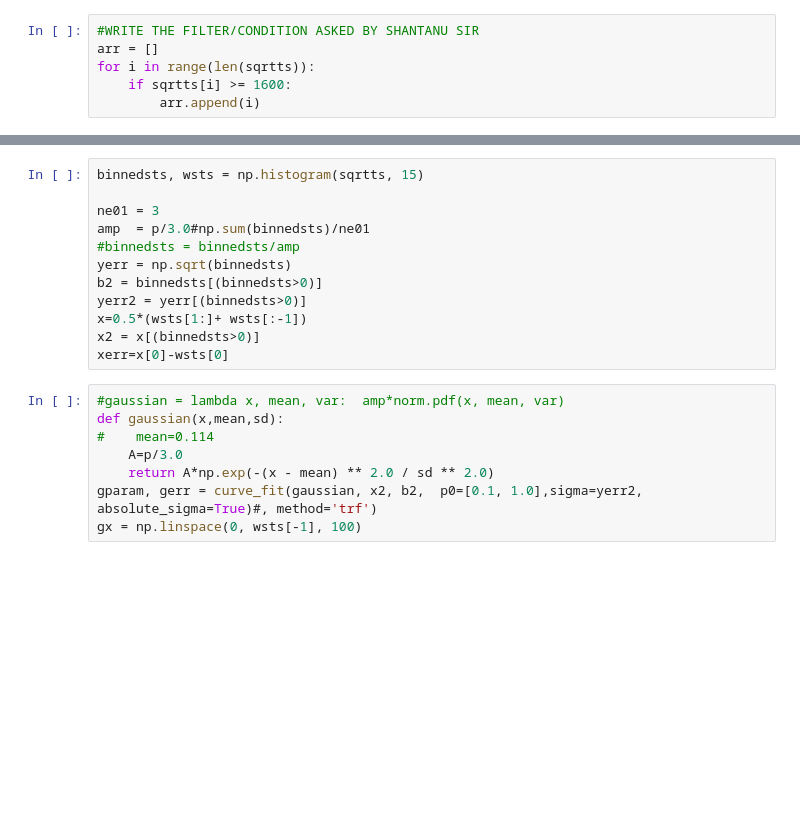
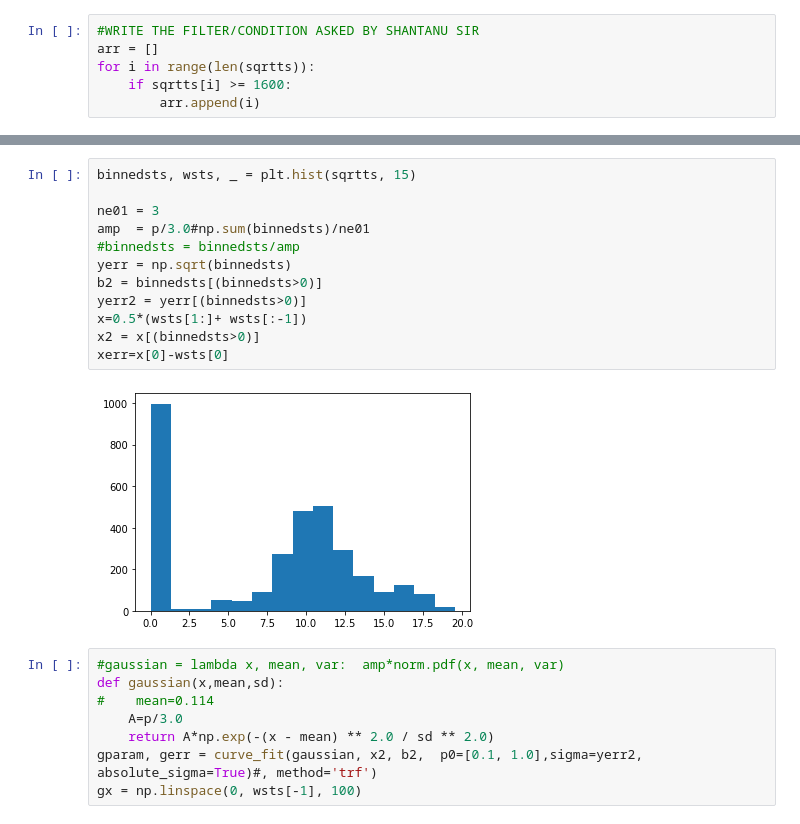
Before and after one commit to DarkWake9/Project-IceCube-Legacy, a Jupyter notebook: task4/task4c.ipynb, the cells around one changed output, grey strips where cells are left out. Saved outputs shown, nothing was run; the diff lists cells and outputs as text; blank space fills up the shorter version.

```diff
--- a/task4/task4c.ipynb
+++ b/task4/task4c.ipynb
@@ -350,15 +487,17 @@ psrcustom(arr)
 # %%
-binnedsts, wsts = np.histogram(sqrtts, 15)
+binnedsts, wsts, _ = plt.hist(sqrtts, 15)
 
 ne01 = 3
 amp  = p/3.0#np.sum(binnedsts)/ne01
 #binnedsts = binnedsts/amp
 yerr = np.sqrt(binnedsts)
 b2 = binnedsts[(binnedsts>0)]
 yerr2 = yerr[(binnedsts>0)]
 x=0.5*(wsts[1:]+ wsts[:-1])
 x2 = x[(binnedsts>0)]
 xerr=x[0]-wsts[0]
+# %% [output]
+[figure, added]
 # %%
 #gaussian = lambda x, mean, var:  amp*norm.pdf(x, mean, var)
 def gaussian(x,mean,sd):
```
Also changed, not shown: parts of 14 cells of this notebook, 5 other files.
